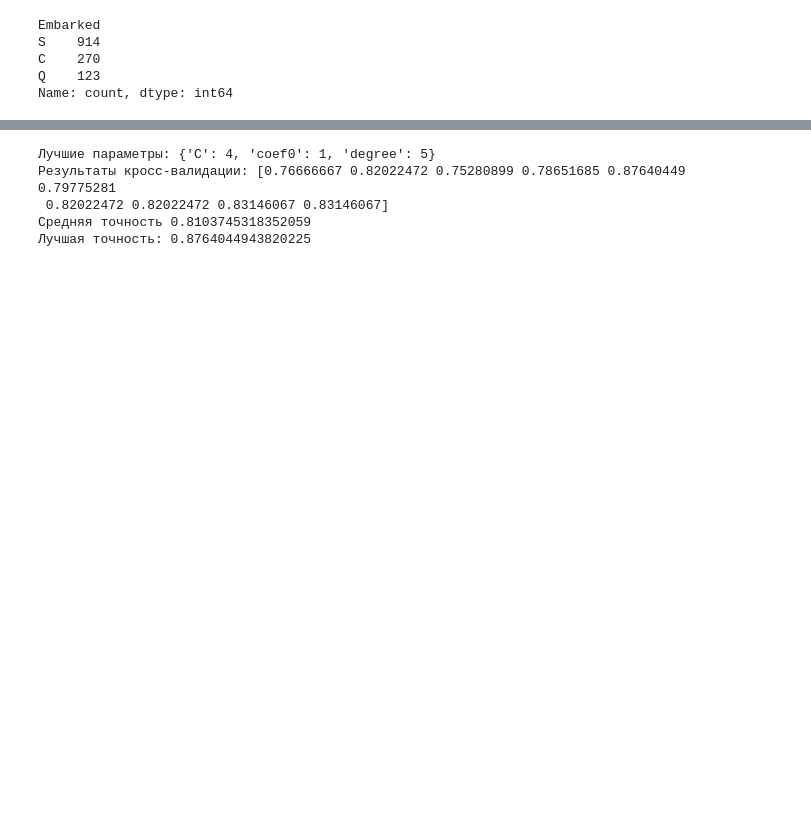
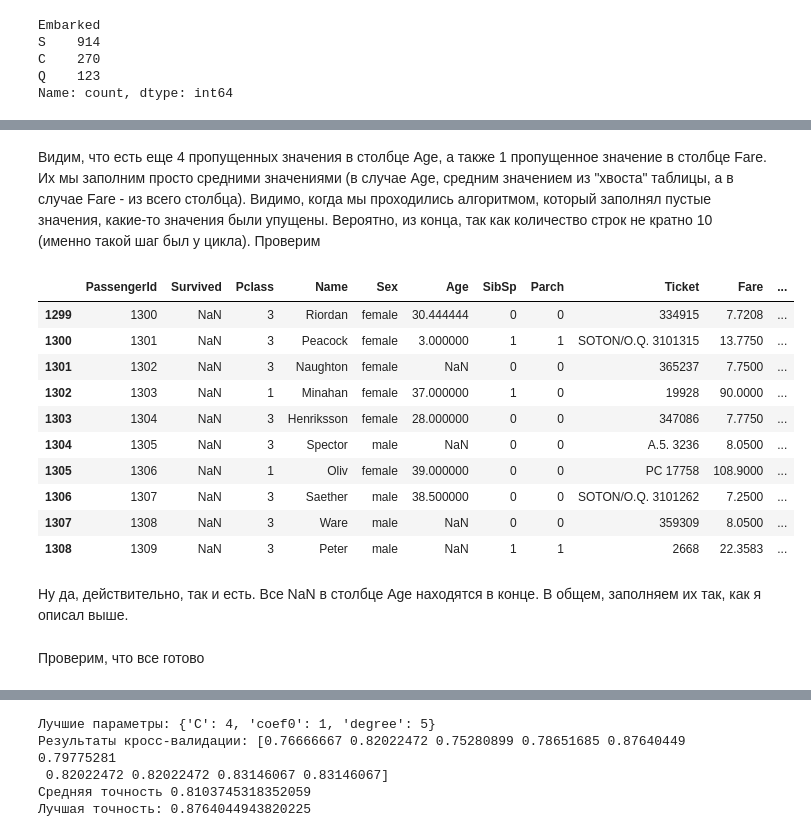
Before and after one commit to marcuryyy/DataAnalysisAndAI, a Jupyter notebook: titanic.ipynb, the cells around one changed output, grey strips where cells are left out. Cells and saved outputs as stored; diff of their text form; code cells hidden in the pictures; blank space fills up the shorter version.

```diff
--- a/titanic.ipynb
+++ b/titanic.ipynb
@@ -194,0 +334,18 @@ train_df['TotalRelatives'] = train_df['Parch'] + train_df['SibSp']
+# %% [markdown]
+Видим, что есть еще 4 пропущенных значения в столбце Age, а также 1 пропущенное значение в столбце Fare. Их мы заполним просто средними значениями (в случае Age, средним значением из "хвоста" таблицы, а в случае Fare - из всего столбца). Видимо, когда мы проходились алгоритмом, который заполнял пустые значения, какие-то значения были упущены. Вероятно, из конца, так как количество строк не кратно 10 (именно такой шаг был у цикла). Проверим
+# %%
+train_df.tail(10)
+# %% [output]
+|  | PassengerId | Survived | Pclass | Name | Sex | Age | SibSp | Parch | Ticket | Fare | ... |
+| 1299 | 1300 | NaN | 3 | Riordan | female | 30.444444 | 0 | 0 | 334915 | 7.7208 | ... |
+| 1300 | 1301 | NaN | 3 | Peacock | female | 3.000000 | 1 | 1 | SOTON/O.Q. 3101315 | 13.7750 | ... |
+| 1301 | 1302 | NaN | 3 | Naughton | female | NaN | 0 | 0 | 365237 | 7.7500 | ... |
+| 1302 | 1303 | NaN | 1 | Minahan | female | 37.000000 | 1 | 0 | 19928 | 90.0000 | ... |
+| 1303 | 1304 | NaN | 3 | Henriksson | female | 28.000000 | 0 | 0 | 347086 | 7.7750 | ... |
+| 1304 | 1305 | NaN | 3 | Spector | male | NaN | 0 | 0 | A.5. 3236 | 8.0500 | ... |
+| 1305 | 1306 | NaN | 1 | Oliv | female | 39.000000 | 0 | 0 | PC 17758 | 108.9000 | ... |
+| 1306 | 1307 | NaN | 3 | Saether | male | 38.500000 | 0 | 0 | SOTON/O.Q. 3101262 | 7.2500 | ... |
+| 1307 | 1308 | NaN | 3 | Ware | male | NaN | 0 | 0 | 359309 | 8.0500 | ... |
+| 1308 | 1309 | NaN | 3 | Peter | male | NaN | 1 | 1 | 2668 | 22.3583 | ... |
+# %% [markdown]
+Ну да, действительно, так и есть. Все NaN в столбце Age находятся в конце. В общем, заполняем их так, как я описал выше.
@@ -194,0 +360,2 @@ train_df['TotalRelatives'] = train_df['Parch'] + train_df['SibSp']
+# %% [markdown]
+Проверим, что все готово
```
Also changed, not shown: parts of 157 cells of this notebook.
